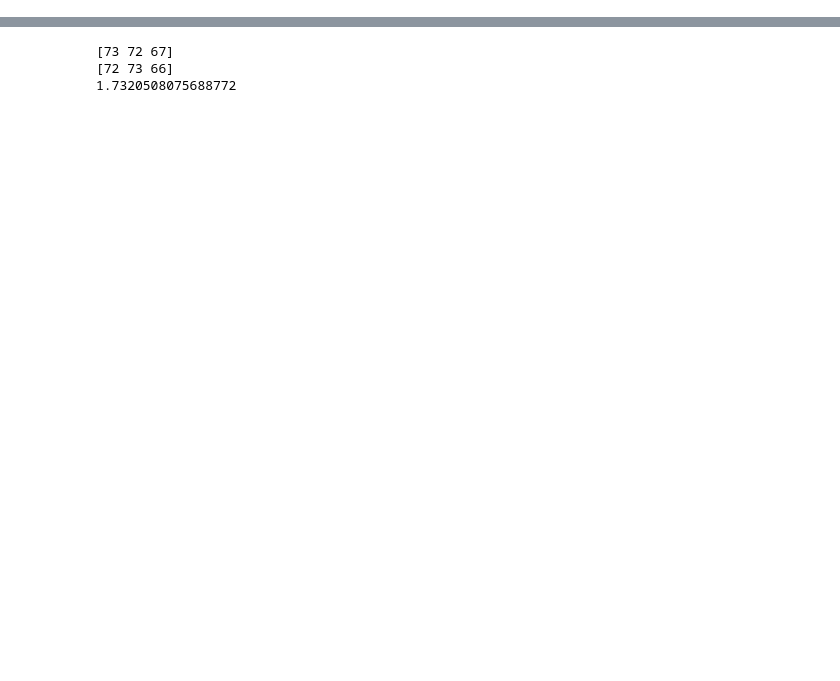
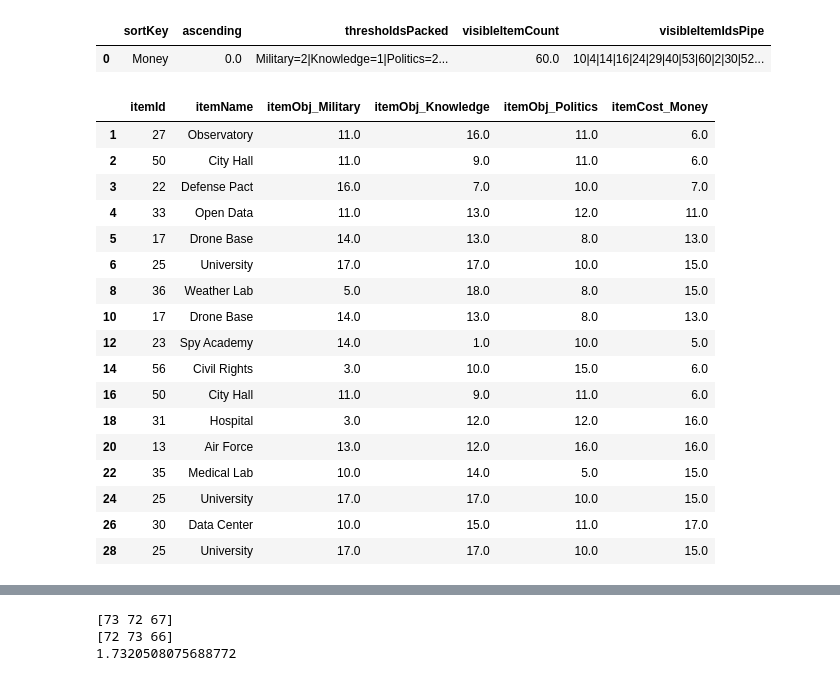
Before and after one commit to rameshsrinivasanuci/multiobjective, a Jupyter notebook: civil_pilot.ipynb, the cells around one changed output, grey strips where cells are left out. Cells and saved outputs as stored; diff of their text form; code cells hidden in the pictures; blank space fills up the shorter version.

```diff
--- a/civil_pilot.ipynb
+++ b/civil_pilot.ipynb
@@ -29,3 +35,34 @@ filt_op
+# %%
+data['updateCount'] = data['operationType'].eq('update').cumsum()
+
+num_update = data['updateCount'].max()
+for i in range(1, num_update+1):
+    section_data = data[data['updateCount'] == i]
+    update_data = section_data.loc[section_data['operationType'] == 'update', ['sortKey', 'ascending', 'thresholdsPacked', 'visibleItemCount', 'visibleItemIdsPipe']]
+    display(update_data)
+    add_data = section_data.loc[section_data['operationType'] == 'add'].iloc[:, 4:10]
+    display(add_data)
+# %% [output]
+|  | sortKey | ascending | thresholdsPacked | visibleItemCount | visibleItemIdsPipe |
+| 0 | Money | 0.0 | Military=2|Knowledge=1|Politics=2... | 60.0 | 10|4|14|16|24|29|40|53|60|2|30|52... |
+|  | itemId | itemName | itemObj_Military | itemObj_Knowledge | itemObj_Politics | itemCost_Money |
+| 1 | 27 | Observatory | 11.0 | 16.0 | 11.0 | 6.0 |
+| 2 | 50 | City Hall | 11.0 | 9.0 | 11.0 | 6.0 |
+| 3 | 22 | Defense Pact | 16.0 | 7.0 | 10.0 | 7.0 |
+| 4 | 33 | Open Data | 11.0 | 13.0 | 12.0 | 11.0 |
+| 5 | 17 | Drone Base | 14.0 | 13.0 | 8.0 | 13.0 |
+| 6 | 25 | University | 17.0 | 17.0 | 10.0 | 15.0 |
+| 8 | 36 | Weather Lab | 5.0 | 18.0 | 8.0 | 15.0 |
+| 10 | 17 | Drone Base | 14.0 | 13.0 | 8.0 | 13.0 |
+| 12 | 23 | Spy Academy | 14.0 | 1.0 | 10.0 | 5.0 |
+| 14 | 56 | Civil Rights | 3.0 | 10.0 | 15.0 | 6.0 |
+| 16 | 50 | City Hall | 11.0 | 9.0 | 11.0 | 6.0 |
+| 18 | 31 | Hospital | 3.0 | 12.0 | 12.0 | 16.0 |
+| 20 | 13 | Air Force | 13.0 | 12.0 | 16.0 | 16.0 |
+| 22 | 35 | Medical Lab | 10.0 | 14.0 | 5.0 | 15.0 |
+| 24 | 25 | University | 17.0 | 17.0 | 10.0 | 15.0 |
+| 26 | 30 | Data Center | 10.0 | 15.0 | 11.0 | 17.0 |
+| 28 | 25 | University | 17.0 | 17.0 | 10.0 | 15.0 |
 # %%
 card_op = data[data['operationType'].isin(['add', 'remove'])].copy()
 
```
Also changed, not shown: parts of 7 cells of this notebook.
